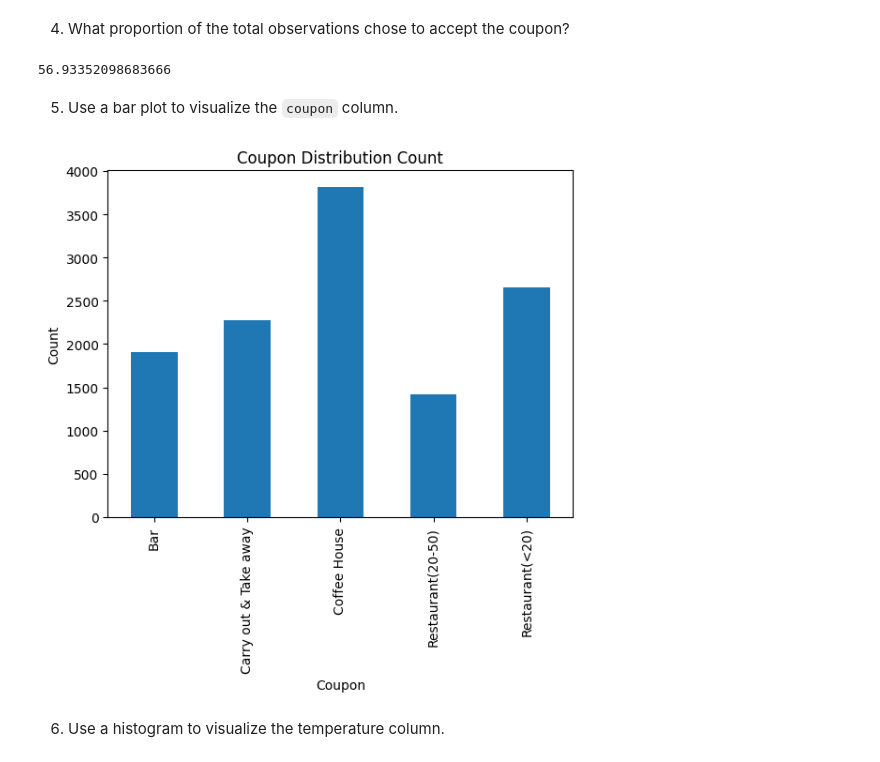
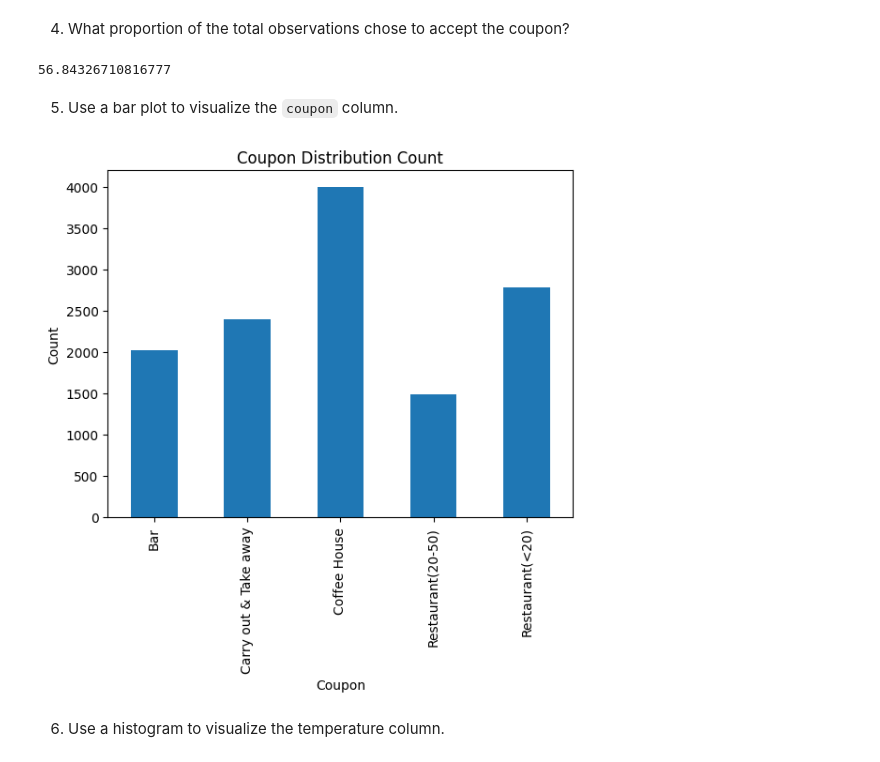
Before and after one commit to meetvipul2000/DataAnalysisApplication, a Jupyter notebook: Amazon-coupon_Accetance-analysis/prompt.ipynb, the cells around one changed output. Saved outputs shown, nothing was run; the diff lists cells and outputs as text; code cells hidden in the pictures.

```diff
--- a/Amazon-coupon_Accetance-analysis/prompt.ipynb
+++ b/Amazon-coupon_Accetance-analysis/prompt.ipynb
@@ -143,6 +147,7 @@ dtype: int64
 # %% [markdown]
 4. What proportion of the total observations chose to accept the coupon?
 # %%
+data = pd.read_csv('data/coupons.csv')
 '''Let's find out the many drivers have accepted the coupons'''
 accept_total_cnt = data.query('Y==1').count()
 '''Now find the total coupon acceptance ratio  from the data'''
@@ -152,20 +157,23 @@ type(accept_total_per)
 '''So 56.93 % percentance of the drivers have accepted the coupons.'''
 accept_total_per
 # %% [output]
-56.93352098683666
+56.84326710816777
 # %% [markdown]
 5. Use a bar plot to visualize the `coupon` column.
 # %%
 ''' Plotted Bar ditribution plot for coupon values and found that Coffee House coupon have most offered to drivers ,
 followed by Restaurant<20 coupon '''
-
+data = pd.read_csv('data/coupons.csv')
+data = data.drop(['car'], axis=1)
+'''drop records with missing data.'''
+data = data.dropna()
 data.groupby('coupon').size().reset_index().plot(kind='bar',x='coupon',legend=False)
 plt.ylabel('Count')
 plt.xlabel('Coupon')
 plt.title('Coupon Distribution Count')
 plt.savefig('images/coupon_distribution_count.png')
 # %% [output]
-[figure, old version]
+[figure, new version]
 # %% [markdown]
 6. Use a histogram to visualize the temperature column.
 # %%
```
Also changed, not shown: parts of 12 cells of this notebook, 5 other files.
